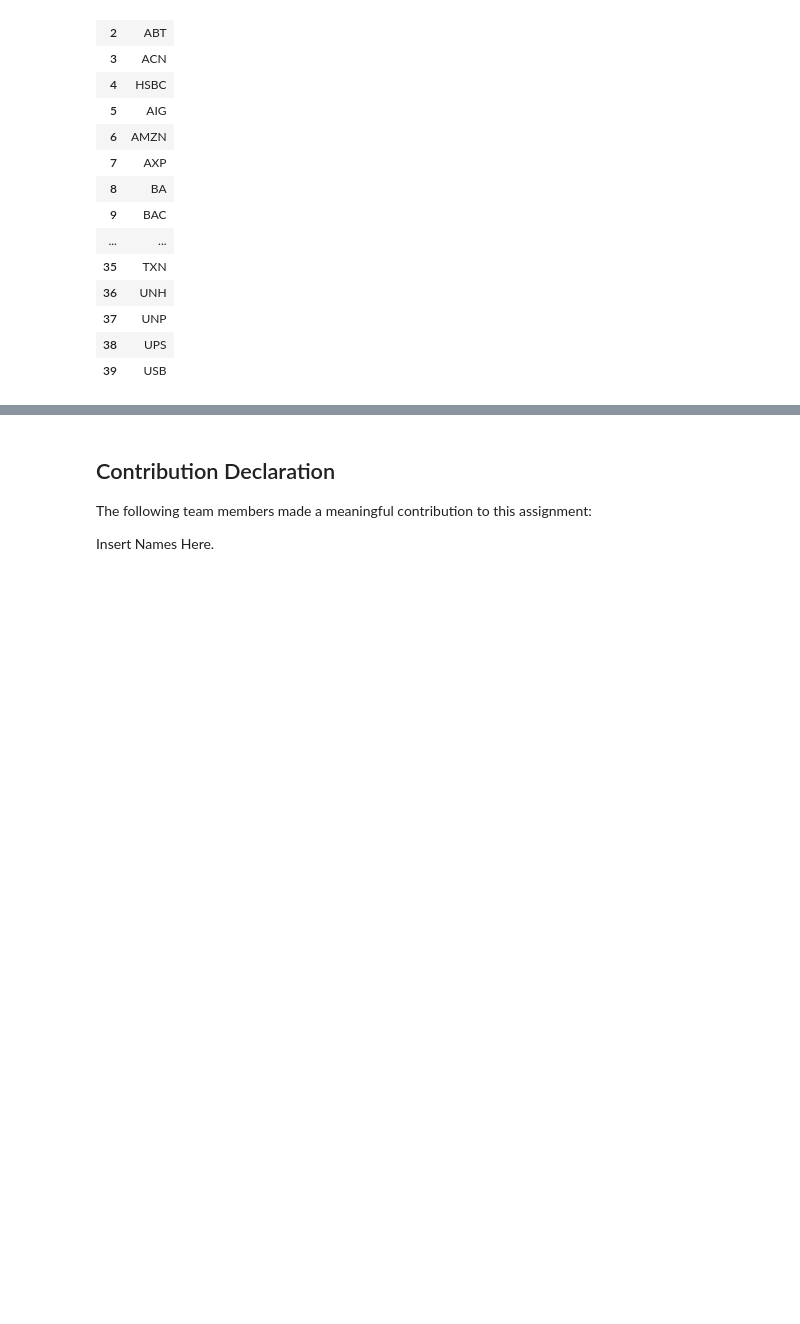
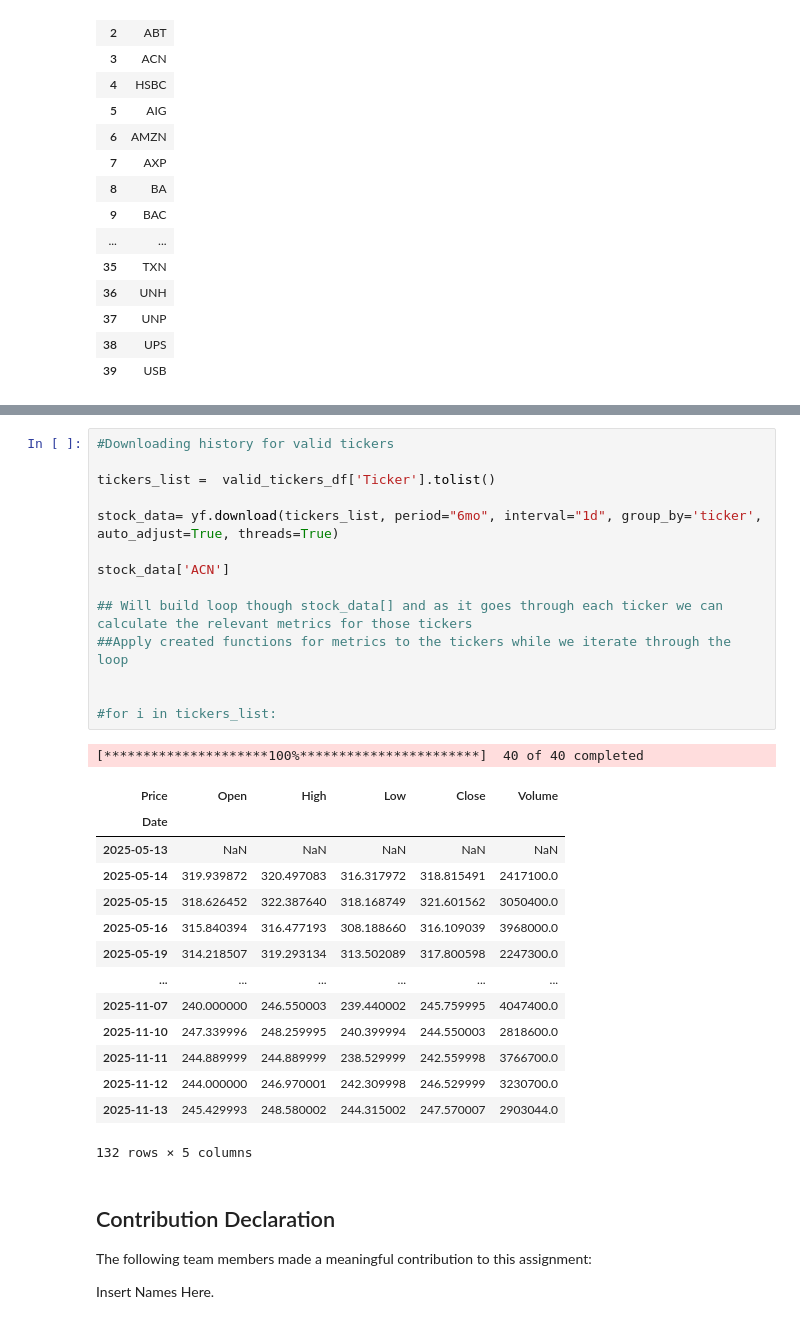
Before and after one commit to aadya-khanna/cfm-team-assignment, a Jupyter notebook: Team_14_Assignment.ipynb, the cells around one changed output, grey strips where cells are left out. Drawn from its saved outputs; the diff is of its cells as text; blank space fills up the shorter version.

```diff
--- a/Team_14_Assignment.ipynb
+++ b/Team_14_Assignment.ipynb
@@ -156,3 +218,33 @@ Removing duplicate: BA
+# %%
+#Downloading history for valid tickers
+
+tickers_list =  valid_tickers_df['Ticker'].tolist()
+
+stock_data= yf.download(tickers_list, period="6mo", interval="1d", group_by='ticker', auto_adjust=True, threads=True)
+
+stock_data['ACN']
+
+## Will build loop though stock_data[] and as it goes through each ticker we can calculate the relevant metrics for those tickers
+##Apply created functions for metrics to the tickers while we iterate through the loop
+
+
+#for i in tickers_list:
+# %% [output]
+[*********************100%***********************]  40 of 40 completed
+| Price | Open | High | Low | Close | Volume |
+| Date |  |  |  |  |  |
+| 2025-05-13 | NaN | NaN | NaN | NaN | NaN |
+| 2025-05-14 | 319.939872 | 320.497083 | 316.317972 | 318.815491 | 2417100.0 |
+| 2025-05-15 | 318.626452 | 322.387640 | 318.168749 | 321.601562 | 3050400.0 |
+| 2025-05-16 | 315.840394 | 316.477193 | 308.188660 | 316.109039 | 3968000.0 |
+| 2025-05-19 | 314.218507 | 319.293134 | 313.502089 | 317.800598 | 2247300.0 |
+| ... | ... | ... | ... | ... | ... |
+| 2025-11-07 | 240.000000 | 246.550003 | 239.440002 | 245.759995 | 4047400.0 |
+| 2025-11-10 | 247.339996 | 248.259995 | 240.399994 | 244.550003 | 2818600.0 |
+| 2025-11-11 | 244.889999 | 244.889999 | 238.529999 | 242.559998 | 3766700.0 |
+| 2025-11-12 | 244.000000 | 246.970001 | 242.309998 | 246.529999 | 3230700.0 |
+| 2025-11-13 | 245.429993 | 248.580002 | 244.315002 | 247.570007 | 2903044.0 |
+132 rows × 5 columns
 # %% [markdown]
 ## Contribution Declaration
 
```
Also changed, not shown: parts of 2 cells of this notebook.
